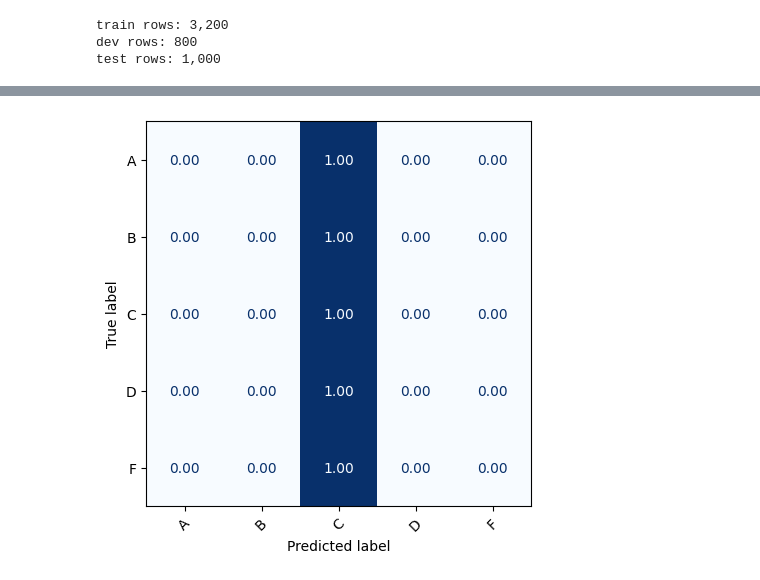
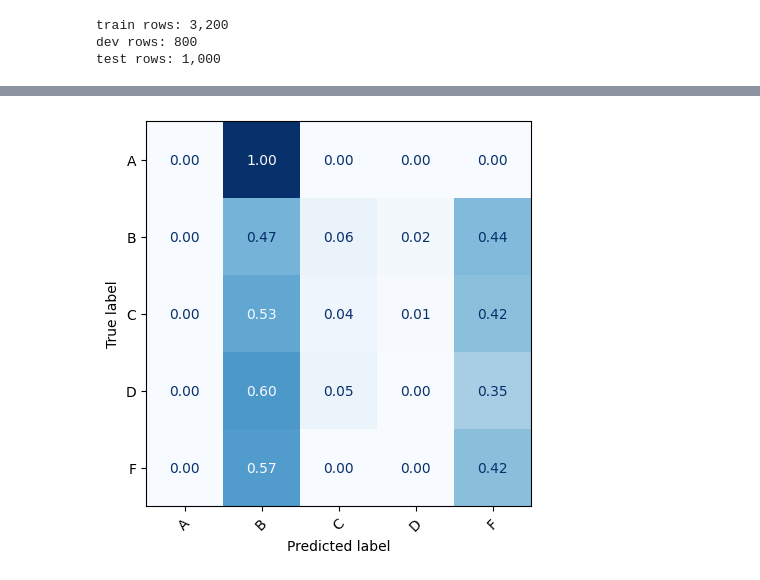
Before and after one commit to tylergarf/CSC396_Course_Coach, a Jupyter notebook: Data_Cleaning_Code.ipynb, the cells around one changed output, grey strips where cells are left out. Cells and saved outputs as stored; diff of their text form; code cells hidden in the pictures.

Commit message:
Tried compensating for inflated classes via weights and SMOE.

```diff
--- a/Data_Cleaning_Code.ipynb
+++ b/Data_Cleaning_Code.ipynb
@@ -164,8 +164,8 @@ education_data.columns
 grade_counts = education_data['Grade'].value_counts().sort_index()
 
 # Optionally, map the numbers back to letters for readability
-reverse_mapper = {v: k for k, v in mapper.items()}
-grade_counts.index = grade_counts.index.map(reverse_mapper)
+#reverse_mapper = {v: k for k, v in mapper.items()}
+#grade_counts.index = grade_counts.index.map(reverse_mapper)
 
 print(grade_counts)
 # %% [output]
@@ -211,3 +233,5 @@ print(f'test rows: {len(test_df.index):,}')
 train rows: 3,200
 dev rows: 800
 test rows: 1,000
+# %%
+train_df = train_df.drop(columns='Department')
@@ -224,24 +268,21 @@ class Model(nn.Module):
         # This is just the base linear fnn from class.
         self.layers = nn.Sequential(
             nn.Dropout(dropout),
-            nn.Linear(input_dim, 200),
+            nn.Linear(input_dim, hidden_dim),
             nn.ReLU(),
             nn.Dropout(dropout),
-            nn.Linear(200, 52),
-            nn.ReLU(),
-            nn.Dropout(dropout),
-            nn.Linear(52, output_dim),
+            nn.Linear(hidden_dim, output_dim),
         )
 
 
     def forward(self, x):
         # First compute the embedding for the department col.
         #print(x[:,0].max(),x[:,0].min(),64)
-        embed_out = self.embed(x[:,0].long())
+        #embed_out = self.embed(x[:,0].long())
         #print(x[:,0].shape)
 
         # Now concat the output embedding and our embedding.
-        x_embed_and_inputs = torch.cat([embed_out,x[:,1:]],dim=1)
+        #x_embed_and_inputs = torch.cat([embed_out,x[:,1:]],dim=1)
 
         # Now pass the embedding and all the other inputs to the linear layers that will produce the
         # output.
@@ -253,13 +294,13 @@ from torch import optim
 from torch.utils.data import DataLoader
 from sklearn.metrics import accuracy_score
 
-train_df[['department index','Gender', 'Age', 'Department', 'Attendance (%)', \
+train_df[['department index','Gender', 'Age', 'Attendance (%)', \
        'Midterm_Score', 'Final_Score', 'Assignments_Avg', 'Quizzes_Avg', \
        'Participation_Score', 'Projects_Score', 'Total_Score', 'Grade', \
        'Study_Hours_per_Week', 'Extracurricular_Activities', \
        'Internet_Access_at_Home', 'Family_Income_Level', 'Stress_Level (1-10)', \
        'Sleep_Hours_per_Night']]
-dev_df [['department index','Gender', 'Age', 'Department', 'Attendance (%)', \
+dev_df [['department index','Gender', 'Age', 'Attendance (%)', \
        'Midterm_Score', 'Final_Score', 'Assignments_Avg', 'Quizzes_Avg', \
        'Participation_Score', 'Projects_Score', 'Total_Score', 'Grade', \
        'Study_Hours_per_Week', 'Extracurricular_Activities', \
@@ -281,14 +322,14 @@ batch_size = 50
 shuffle = True
 n_epochs = 12
 input_dim = len(feature_cols)
-hidden_dim = 50
-output_dim = 6
+hidden_dim = 100
+output_dim = 5
 dropout = 0.3
 embedding_dim = 64
 
 # initialize the model, loss function, optimizer, and data-loader
 model = Model(input_dim, hidden_dim, output_dim, dropout, vocab_sz, embedding_dim).to(device)
-loss_func = nn.CrossEntropyLoss()
+loss_func = nn.CrossEntropyLoss(weight=grades_weight_lst)
 optimizer = optim.Adam(
     model.parameters(),
     lr=lr,
@@ -432,19 +473,25 @@ weighted avg       0.21      0.45      0.28       800
 # %%
 
+# make sure y_true and y_pred exist
+import matplotlib.pyplot as plt
+from sklearn.metrics import confusion_matrix, ConfusionMatrixDisplay
 y_true = dev_df['Grade']
 
+# check if y_pred is a list or a numpy array
+y_pred_array = y_pred  # already a numpy array
 
-y_pred_array = y_pred
-
-display_names = ['A','B','C','D','F']
+# define classes and display names
+classes = [0,1,2,3,4]
+reverse_mapper = {0:'A',1:'B',2:'C',3:'D',4:'F'}
+display_names = [reverse_mapper[c] for c in classes]
 
 # compute normalized confusion matrix
 cm = confusion_matrix(y_true, y_pred_array, labels=classes, normalize='true')
 
 # plot
 disp = ConfusionMatrixDisplay(confusion_matrix=cm, display_labels=display_names)
 fig, ax = plt.subplots(figsize=(5,5))
 disp.plot(cmap='Blues', values_format='.2f', colorbar=False, ax=ax, xticks_rotation=45)
 plt.show()
 # %% [output]
-[figure, old version]
+[figure, new version]
```
Also changed, not shown: parts of 8 cells of this notebook.
